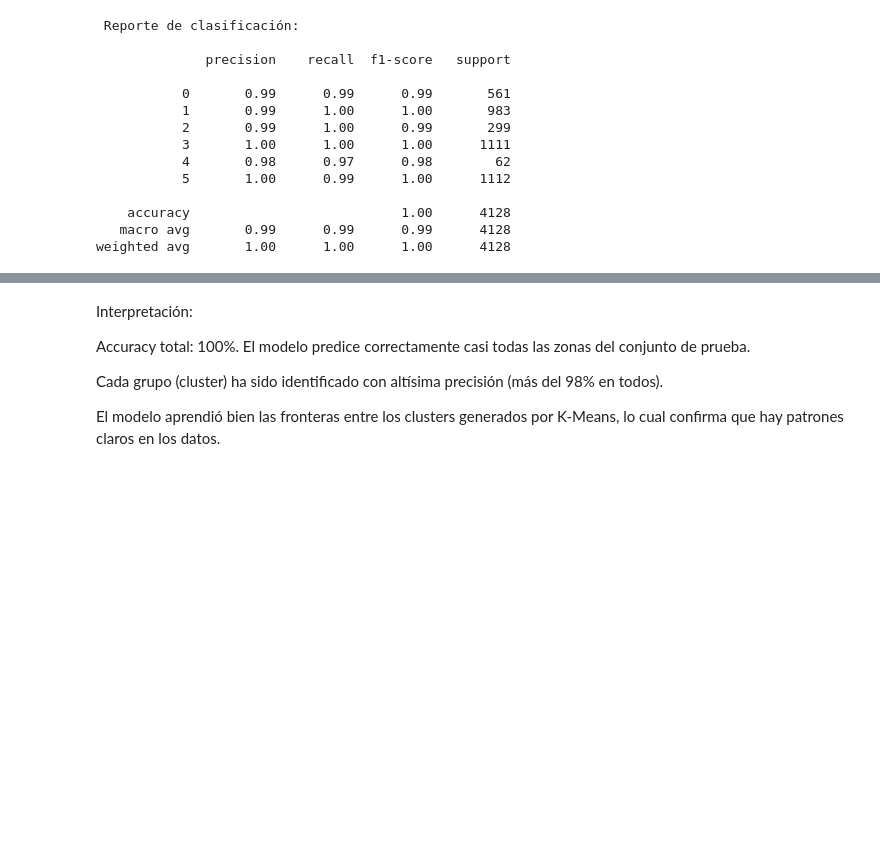
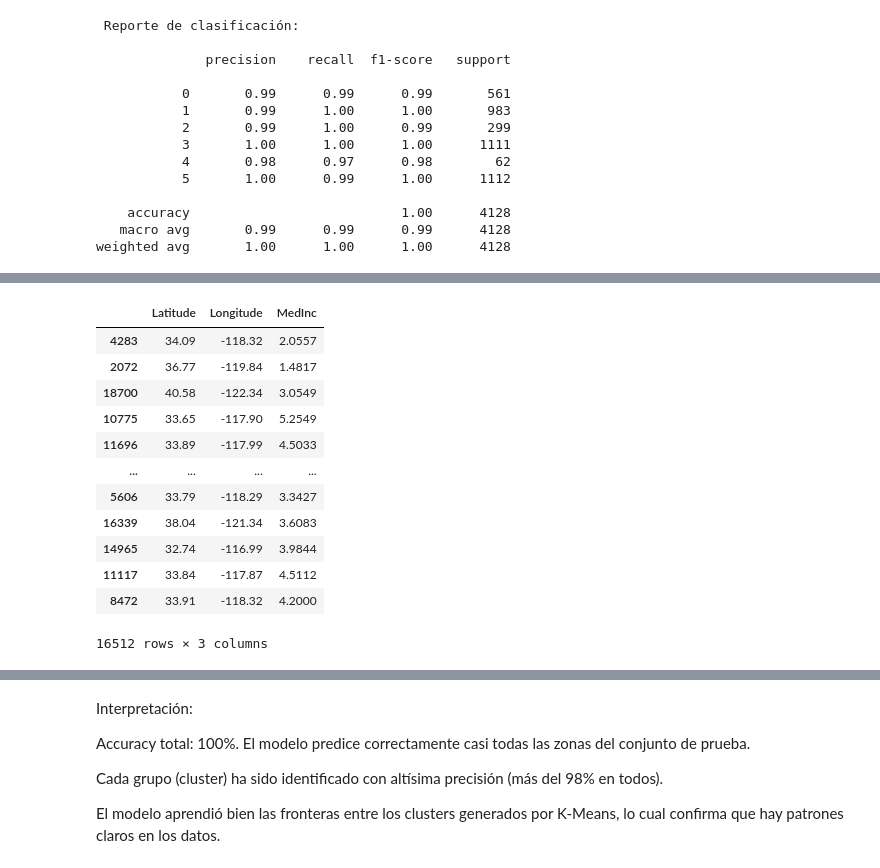
Before and after one commit to 4GeeksAcademy/iddalycastro-eda, a Jupyter notebook: src/09-k-means.ipynb, the cells around one changed output, grey strips where cells are left out. Cells and saved outputs as stored; diff of their text form; code cells hidden in the pictures; blank space fills up the shorter version.

```diff
--- a/src/09-k-means.ipynb
+++ b/src/09-k-means.ipynb
@@ -176,0 +260,16 @@ weighted avg       1.00      1.00      1.00      4128
+# %%
+X_train
+# %% [output]
+|  | Latitude | Longitude | MedInc |
+| 4283 | 34.09 | -118.32 | 2.0557 |
+| 2072 | 36.77 | -119.84 | 1.4817 |
+| 18700 | 40.58 | -122.34 | 3.0549 |
+| 10775 | 33.65 | -117.90 | 5.2549 |
+| 11696 | 33.89 | -117.99 | 4.5033 |
+| ... | ... | ... | ... |
+| 5606 | 33.79 | -118.29 | 3.3427 |
+| 16339 | 38.04 | -121.34 | 3.6083 |
+| 14965 | 32.74 | -116.99 | 3.9844 |
+| 11117 | 33.84 | -117.87 | 4.5112 |
+| 8472 | 33.91 | -118.32 | 4.2000 |
+16512 rows × 3 columns
```
Also changed, not shown: parts of 14 cells of this notebook, 2 other files.
